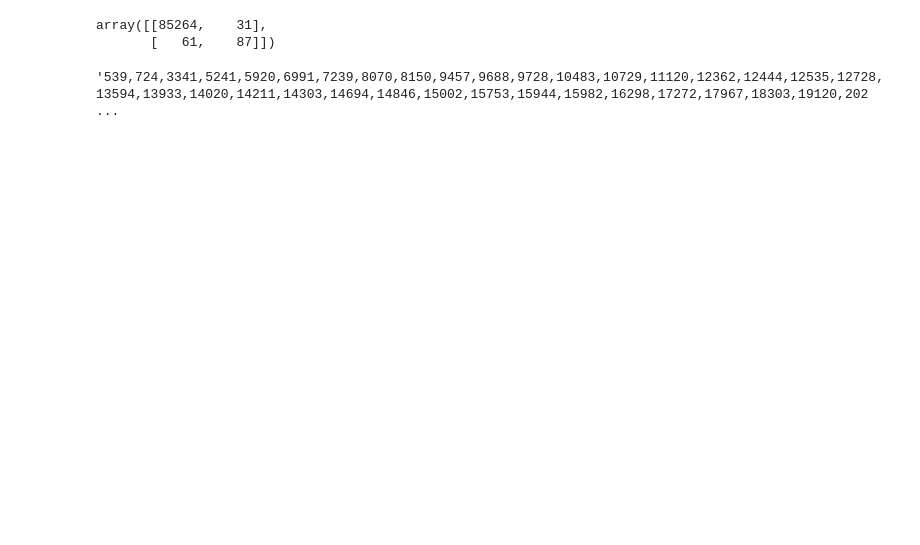
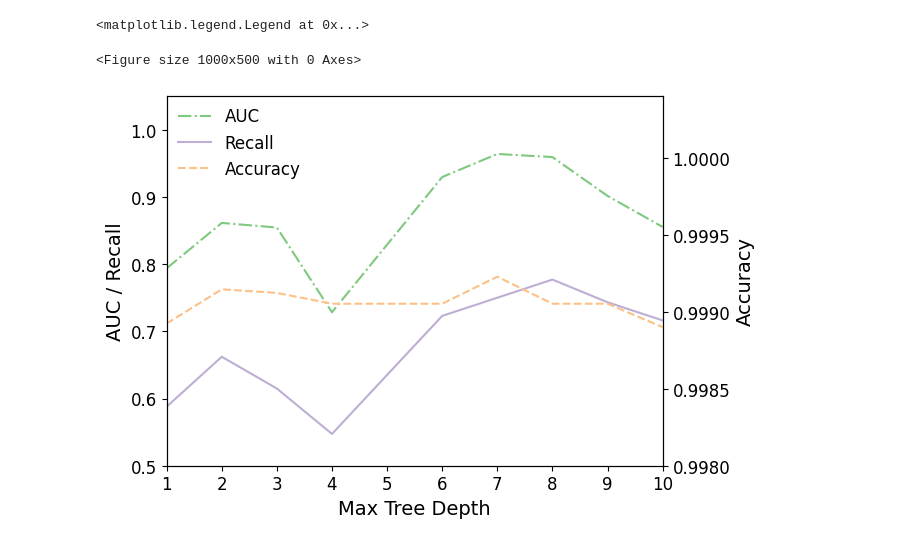
Before and after one commit to AnnikaPotato/DAMI-II-Script, a Jupyter notebook: plotting.ipynb, the cells around one changed output. Drawn from its saved outputs; the diff is of its cells as text; code cells hidden in the pictures; blank space fills up the shorter version.

Commit message:
visualization of gbdt of unprocessed dataset

```diff
--- a/plotting.ipynb
+++ b/plotting.ipynb
@@ -37,15 +0,0 @@ X_Train, X_Test, y_Train, y_Test = train_test_split(XStandard, y, test_size=0.3,
-# %%
-gbdt = GradientBoostingClassifier(n_estimators=100, learning_rate=1.0, max_depth=1,
-                                  random_state=RANDOM_SEED)
-gbdt.fit(X_Train, y_Train)
-y_pred = gbdt.predict(X_Test)
-confusion_matrix(y_Test, y_pred)
-# %% [output]
-array([[85264,    31],
-       [   61,    87]])
-# %%
-haha = np.where(y_pred == 1)
-result = ','.join(map(str, haha[0]))
-result
-# %% [output]
-'539,724,3341,5241,5920,6991,7239,8070,8150,9457,9688,9728,10483,10729,11120,12362,12444,12535,12728,13594,13933,14020,14211,14303,14694,14846,15002,15753,15944,15982,16298,17272,17967,18303,19120,202 ...
@@ -51,0 +6,55 @@ result
+# %%
+gbdt = {'Accuracy': [], 'Precision':[], 'Recall' : [], 'F1': [], 'AUC': []}
+lr = {'Accuracy': [], 'Precision':[], 'Recall' : [], 'F1': [], 'AUC': []}
+rf = {'Accuracy': [], 'Precision':[], 'Recall' : [], 'F1': [], 'AUC': []}
+
+models = [gbdt, lr, rf]
+
+ptr = -1
+with open('resultStatistic_NoPre.txt', 'r') as fhand:
+    while True:
+        line = fhand.readline()
+        if not line: break
+        if line.startswith('='):
+             ptr += 1
+             continue
+        if not line.startswith('\t'): continue
+
+        labels = line.strip().split(':')
+        if labels[0] in models[ptr]:
+            models[ptr][labels[0]].append(float(labels[1]))
+# %%
+# gbdt
+labels = ['AUC', 'Recall']
+linestyle = ['-.', '-', '--']
+cmap = plt.get_cmap('Accent')
+color = cmap(np.arange(3))
+
+plt.figure(figsize=(10, 5))
+fig, ax1 = plt.subplots()
+
+ax1.set_ylabel('AUC / Recall', fontsize = 14)
+ax1.set_xlabel('Max Tree Depth', fontsize = 14)
+ax1.set_xticks(np.arange(1, 11, 1))
+ax1.set_xlim(1, 10)
+ax1.tick_params(labelsize=12)
+for i in range(len(labels)):
+    ax1.plot([i for i in range(1, 11)], gbdt[labels[i]], linestyle[i], label=labels[i], color=color[i])
+ax1.set_ylim(0.5, 1.05)
+
+ax2 = ax1.twinx()
+ax2.plot([i for i in range(1, 11)], gbdt['Accuracy'], linestyle[2], label='Accuracy', color=color[2])
+ax2.set_ylim(0.998, 1.0004)
+ax2.set_ylabel('Accuracy', fontsize = 14)
+ax2.tick_params(labelsize=12)
+
+lines1, labels1 = ax1.get_legend_handles_labels()
+lines2, labels2 = ax2.get_legend_handles_labels()
+plt.legend(lines1 + lines2, labels1 + labels2,
+           frameon = False,
+           bbox_to_anchor=(0.3, 1.01, 0, 0),
+           fontsize = 12)
+# %% [output]
+<matplotlib.legend.Legend at 0x...>
+<Figure size 1000x500 with 0 Axes>
+[figure, added]
```
Also changed, not shown: parts of 5 cells of this notebook.
